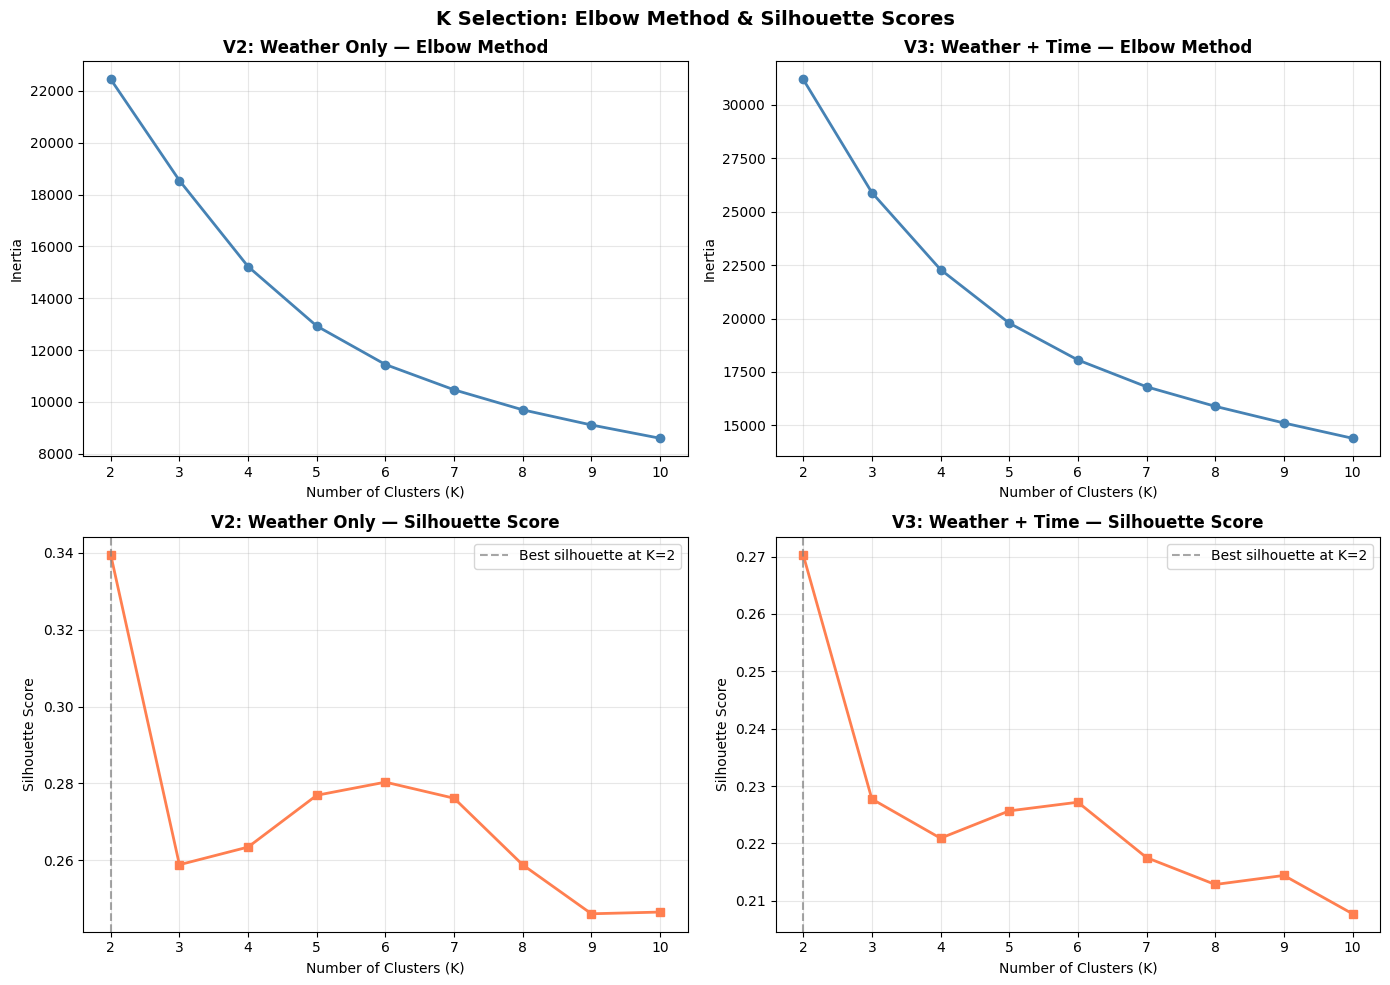
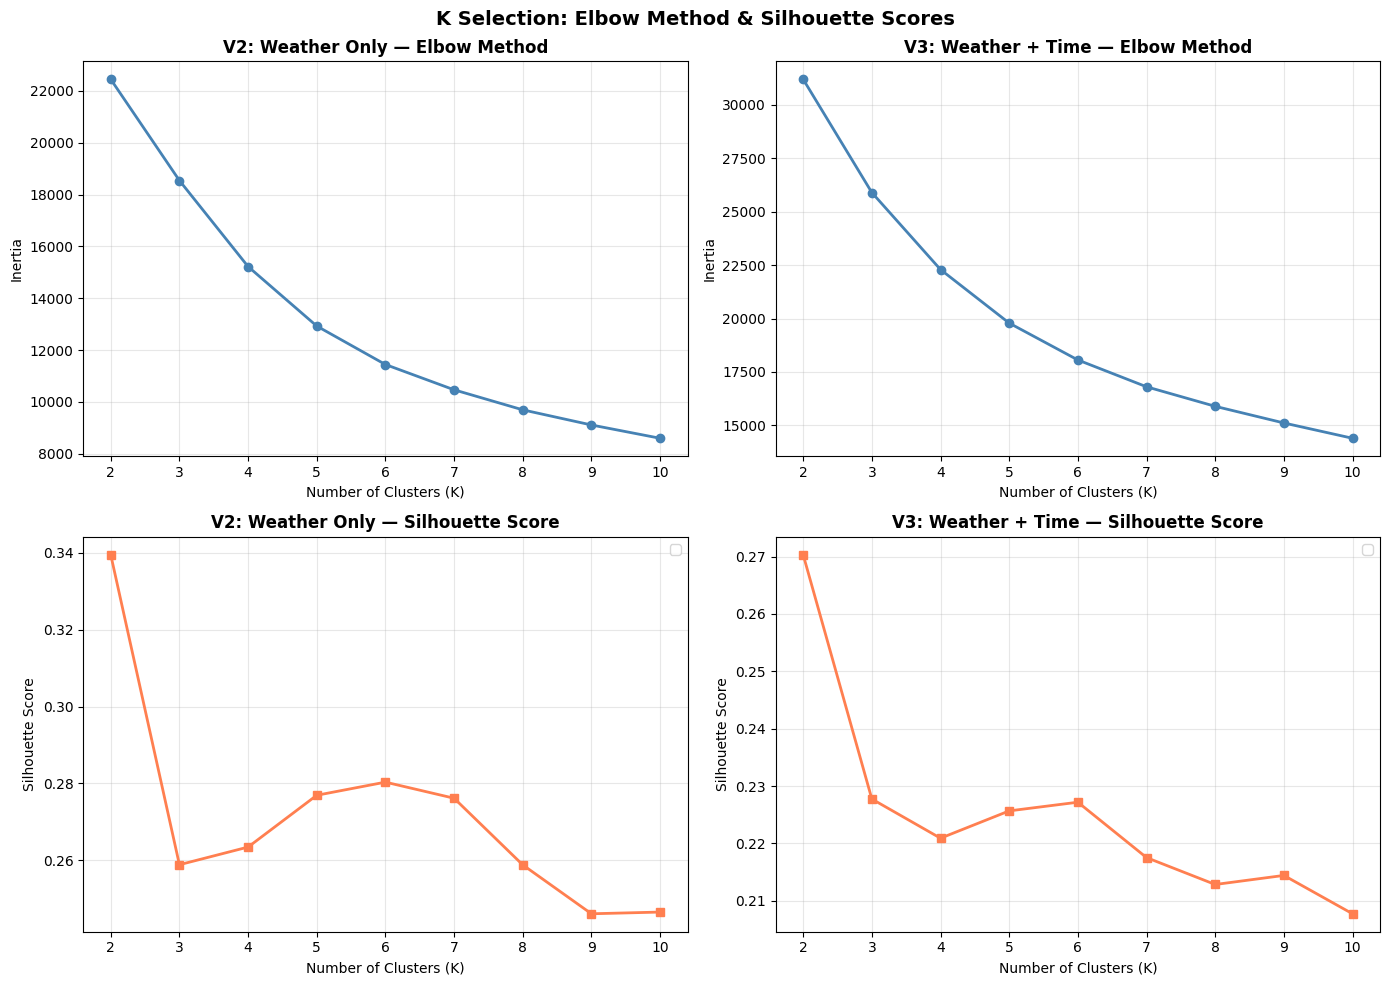
The change to this notebook cell's code, shown as a diff; its figure went from the first image to the second:
--- before
+++ after
@@ -20,6 +20,4 @@
     ax.plot(k_list, silhouettes, marker='s', color='coral', linewidth=2)
     best_k_idx = int(np.argmax(silhouettes))
-    ax.axvline(x=k_list[best_k_idx], color='gray', linestyle='--', alpha=0.7,
-               label=f'Best silhouette at K={k_list[best_k_idx]}')
     ax.set_title(f'{label} — Silhouette Score', fontweight='bold')
     ax.set_xlabel('Number of Clusters (K)')

Commit: Fix task3